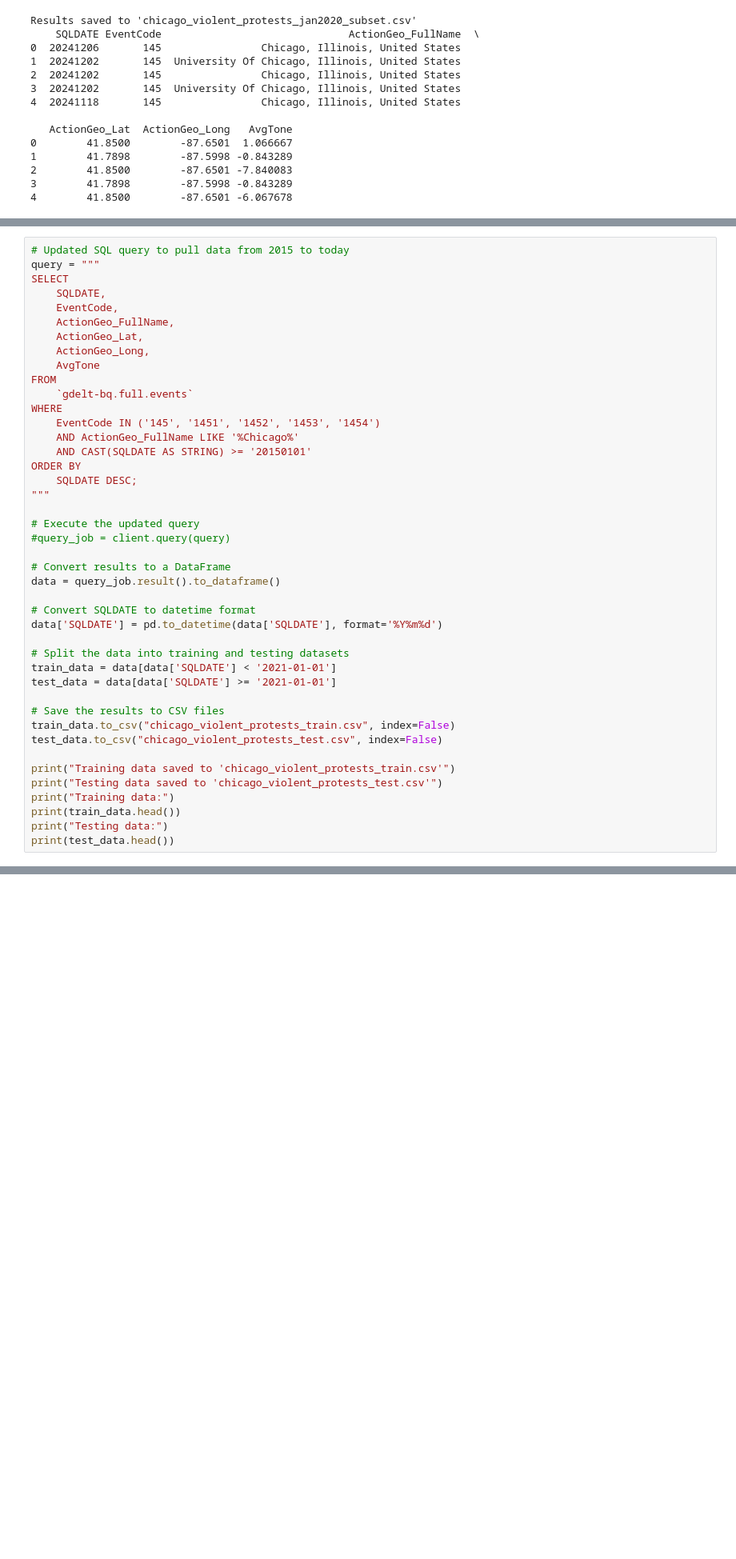
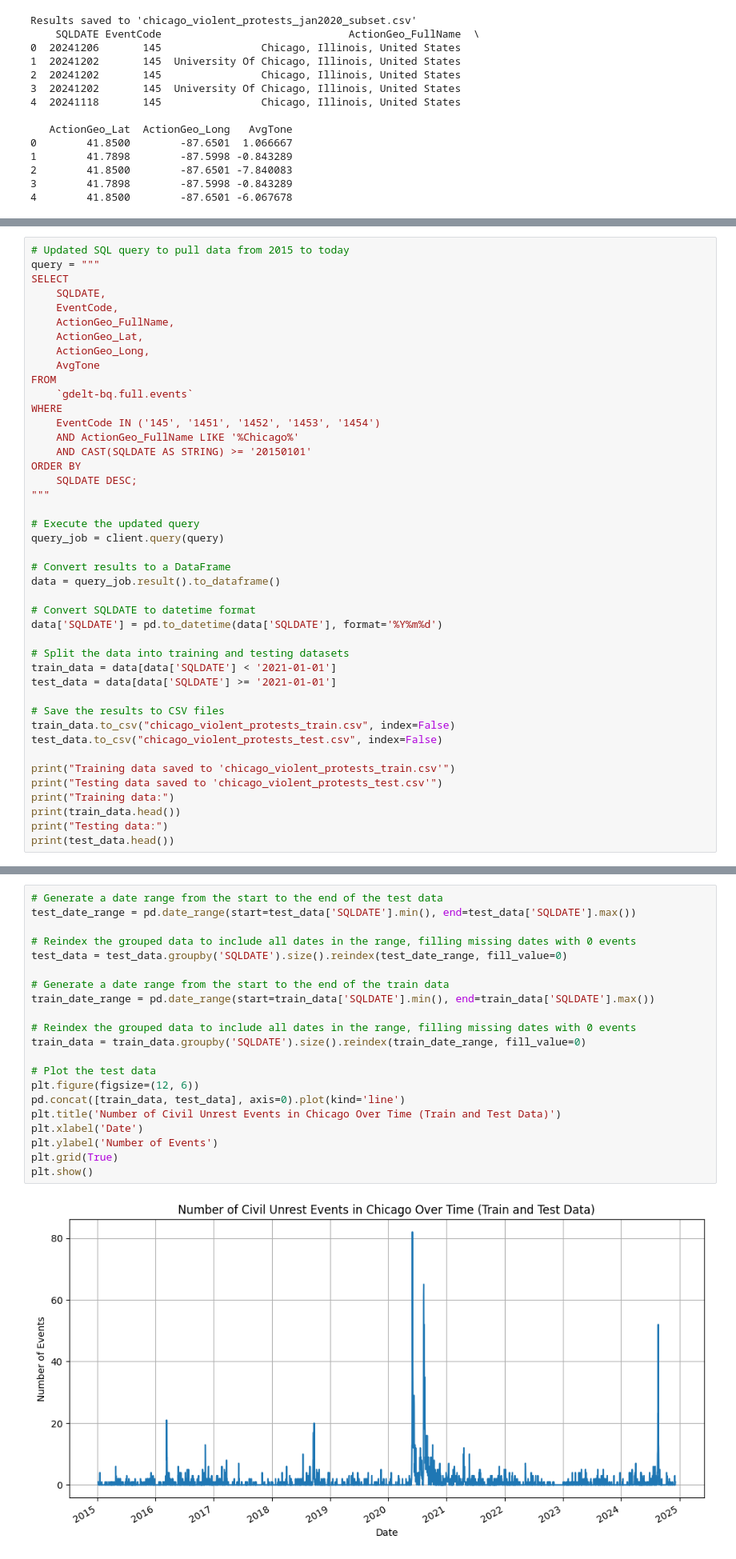
Before and after one commit to wweissbluth/civil_unrest_predictor, a Jupyter notebook: main.ipynb, the cells around one changed output, grey strips where cells are left out. Shown at 80% size. Drawn from its saved outputs; the diff is of its cells as text; blank space fills up the shorter version.

```diff
--- a/main.ipynb
+++ b/main.ipynb
@@ -180,7 +180,7 @@ ORDER BY
 """
 
 # Execute the updated query
-#query_job = client.query(query)
+query_job = client.query(query)
 
 # Convert results to a DataFrame
 data = query_job.result().to_dataframe()
@@ -238,6 +238,29 @@ plt.grid(True)
 plt.show()
 # %% [output]
 [figure]
+# %%
+# Generate a date range from the start to the end of the test data
+test_date_range = pd.date_range(start=test_data['SQLDATE'].min(), end=test_data['SQLDATE'].max())
+
+# Reindex the grouped data to include all dates in the range, filling missing dates with 0 events
+test_data = test_data.groupby('SQLDATE').size().reindex(test_date_range, fill_value=0)
+
+# Generate a date range from the start to the end of the train data
+train_date_range = pd.date_range(start=train_data['SQLDATE'].min(), end=train_data['SQLDATE'].max())
+
+# Reindex the grouped data to include all dates in the range, filling missing dates with 0 events
+train_data = train_data.groupby('SQLDATE').size().reindex(train_date_range, fill_value=0)
+
+# Plot the test data
+plt.figure(figsize=(12, 6))
+pd.concat([train_data, test_data], axis=0).plot(kind='line')
+plt.title('Number of Civil Unrest Events in Chicago Over Time (Train and Test Data)')
+plt.xlabel('Date')
+plt.ylabel('Number of Events')
+plt.grid(True)
+plt.show()
+# %% [output]
+[figure, added]
 # %% [markdown]
 ---
 
```
Also changed, not shown: parts of 9 cells of this notebook, 1 other file.
